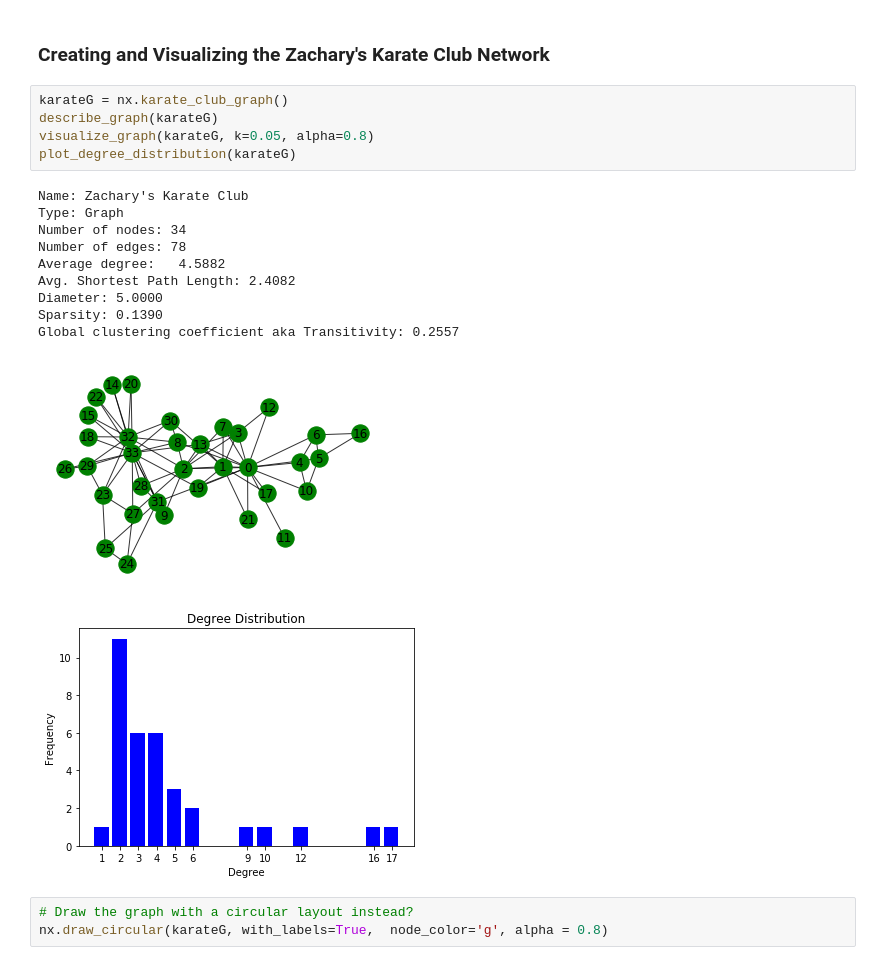
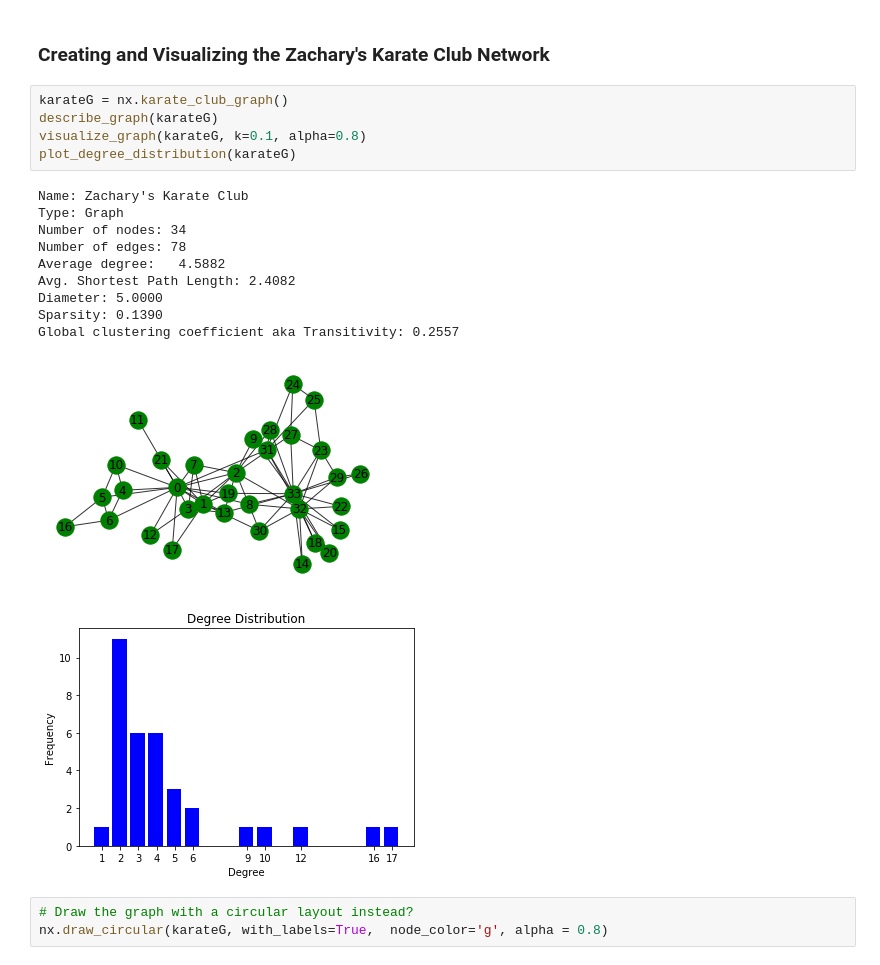
Before and after one commit to Lambo97/ADA-CS-401, a Jupyter notebook: Tutorials/08 - Handling Graphs/Tutorial_graphs.ipynb, the cells around one changed output. Saved outputs shown, nothing was run; the diff lists cells and outputs as text.

```diff
--- a/Tutorials/08 - Handling Graphs/Tutorial_graphs.ipynb
+++ b/Tutorials/08 - Handling Graphs/Tutorial_graphs.ipynb
@@ -135,19 +139,19 @@ Global clustering coefficient aka Transitivity: 0.4286
 # %%
 karateG = nx.karate_club_graph()
 describe_graph(karateG)
-visualize_graph(karateG, k=0.05, alpha=0.8)
+visualize_graph(karateG, k=0.1, alpha=0.8)
 plot_degree_distribution(karateG)
 # %% [output]
 Name: Zachary's Karate Club
 Type: Graph
 Number of nodes: 34
 Number of edges: 78
 Average degree:   4.5882
 Avg. Shortest Path Length: 2.4082
 Diameter: 5.0000
 Sparsity: 0.1390
 Global clustering coefficient aka Transitivity: 0.2557
-[figure, old version]
+[figure, new version]
 [figure]
 # %%
 # Draw the graph with a circular layout instead?
```
Also changed, not shown: parts of 21 cells of this notebook, 3 other files.
